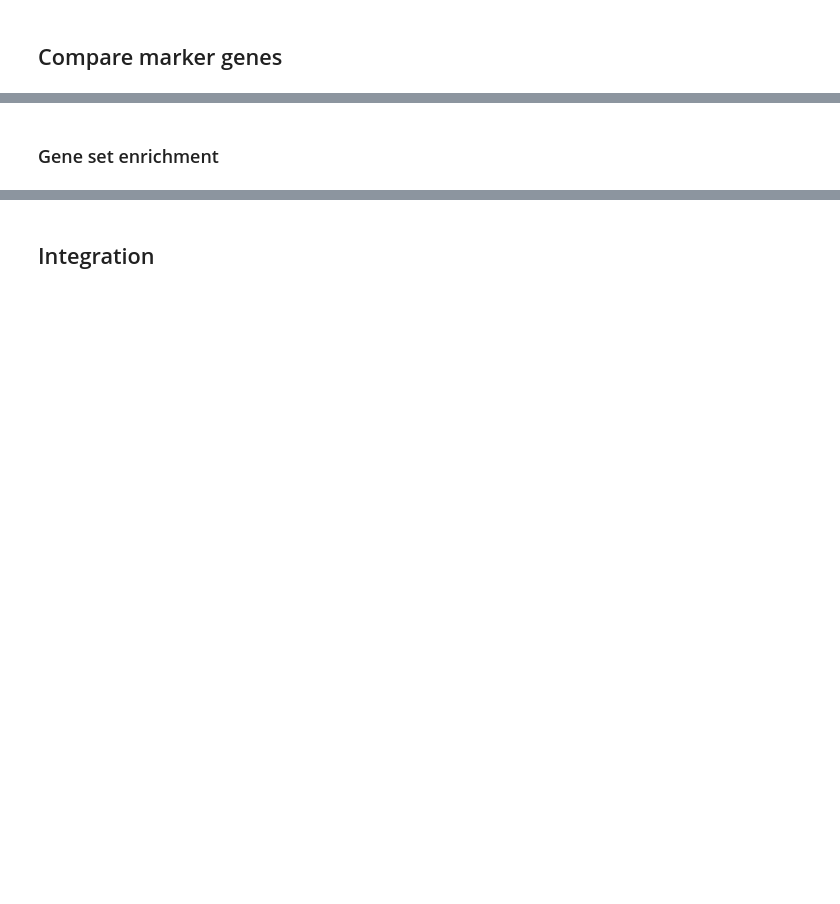
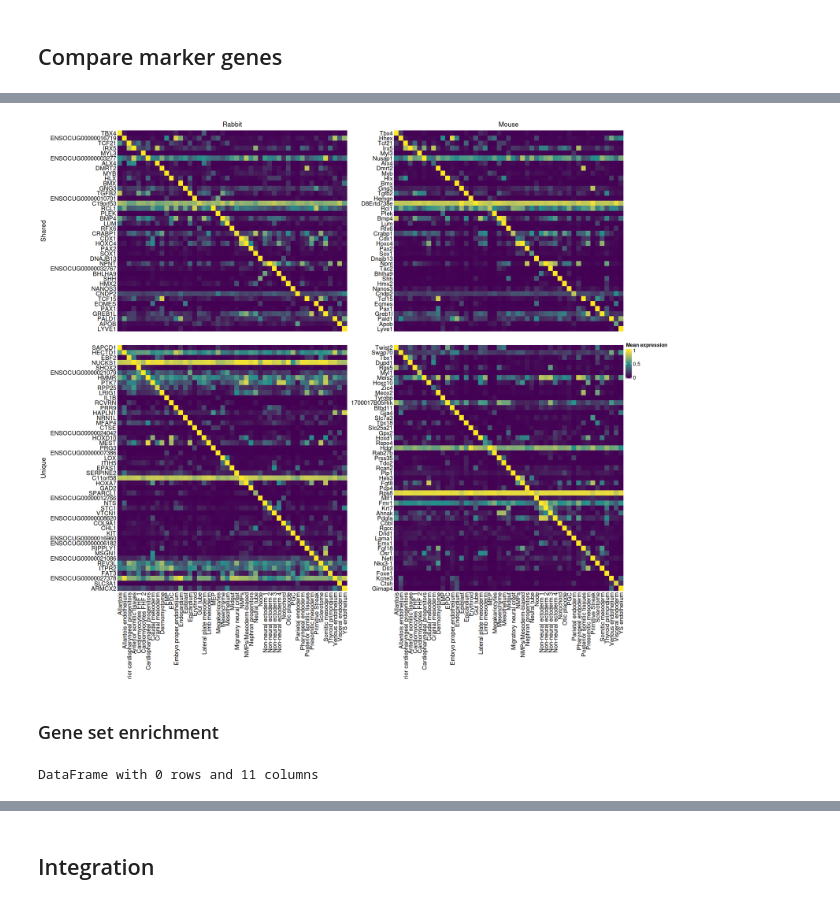
Before and after one commit to MarioniLab/RabbitGastrulation2022, a Jupyter notebook: notebooks/compare_genes.ipynb, the cells around one changed output, grey strips where cells are left out. Saved outputs shown, nothing was run; the diff lists cells and outputs as text; code cells hidden in the pictures; blank space fills up the shorter version.

```diff
--- a/notebooks/compare_genes.ipynb
+++ b/notebooks/compare_genes.ipynb
@@ -114,0 +334,47 @@ names(rm_markers) <- ctype_shared
+# %%
+hm.genes <- getSharedUniqueMarkers(rm_markers)
+# %%
+r_hm.genes <- c(rbind(as.character(as.vector(hm.genes$rshared)),
+                       as.character(as.vector(hm.genes$runiq))))
+
+m_hm.genes <- c(rbind(as.character(as.vector(hm.genes$mshared)),
+                       as.character(as.vector(hm.genes$muniq))))
+# %%
+r_hm.exp <- getExpressionFast(r_data, r_hm.genes, norm="min-max")
+# %%
+m_hm.exp <- getExpressionFast(m_data, m_hm.genes, norm="min-max")
+# %%
+options(repr.plot.width=18, repr.plot.height=16)
+
+p1 <- Heatmap(r_hm.exp[,ctype_shared],
+        name = "Mean expression",
+        cluster_rows = F,
+        cluster_columns = F,
+        cluster_row_slices = F,
+        cluster_column_slices=F,
+        column_title = "Rabbit",
+        row_names_side = "left",
+        row_split = ifelse(r_hm.genes[!is.na(r_hm.genes)] %in% hm.genes$rshared,"Shared", "Unique"),
+        row_labels = rownames(r_hm.exp),
+        row_gap = unit(10, "mm"),
+        col=circlize::colorRamp2(c(0,0.5,1),
+                                 viridis(3,option="D")))
+
+p2 <- Heatmap(m_hm.exp[,ctype_shared],
+        name = "Mean expression",
+        cluster_rows = F,
+        cluster_columns = F,
+        cluster_row_slices = F,
+        cluster_column_slices=F,
+        column_title = "Mouse",
+        row_names_side = "left",
+        row_split = ifelse(m_hm.genes[!is.na(m_hm.genes)] %in% hm.genes$mshared,"Shared", "Unique"),
+        row_labels = rownames(m_hm.exp),
+        row_gap = unit(10, "mm"),
+        col=circlize::colorRamp2(c(0,0.5,1),
+                                 viridis(3,option="D")))
+
+
+p <- p1 + p2
+draw(p, auto_adjust = FALSE)
+# %% [output]
@@ -115,2 +383,3 @@ names(rm_markers) <- ctype_shared
+[figure, added]
 # %% [markdown]
 ### Gene set enrichment
@@ -122,0 +402,4 @@ if (websiteLive) {
+# %%
+ct_marks[ct_marks$class=="mouse unique",]
+# %% [output]
+DataFrame with 0 rows and 11 columns
```
Also changed, not shown: parts of 45 cells of this notebook.
